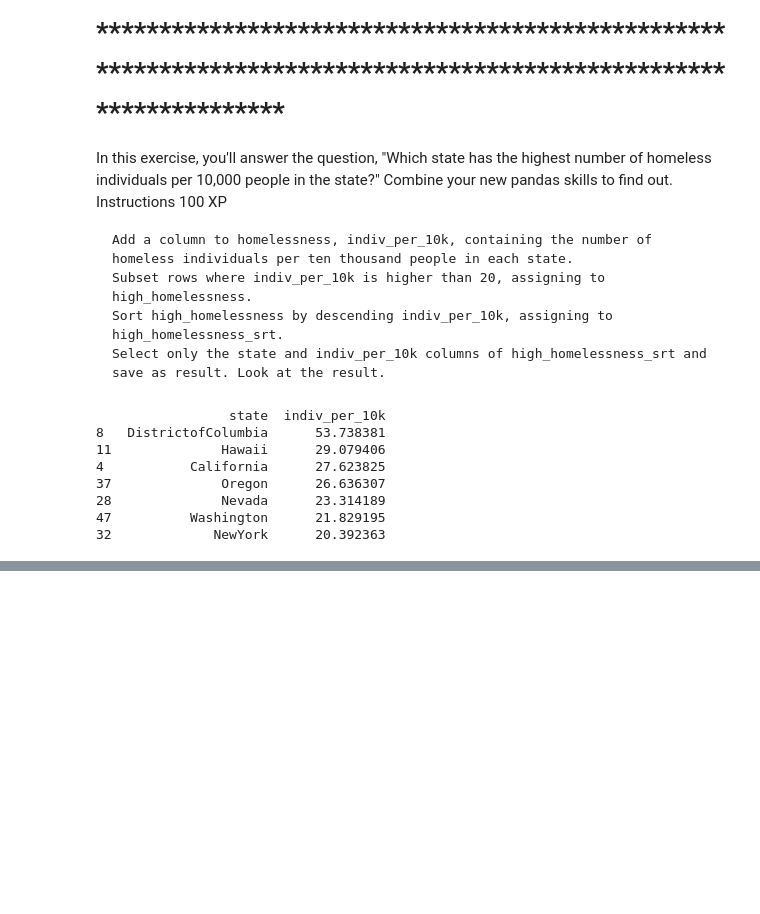
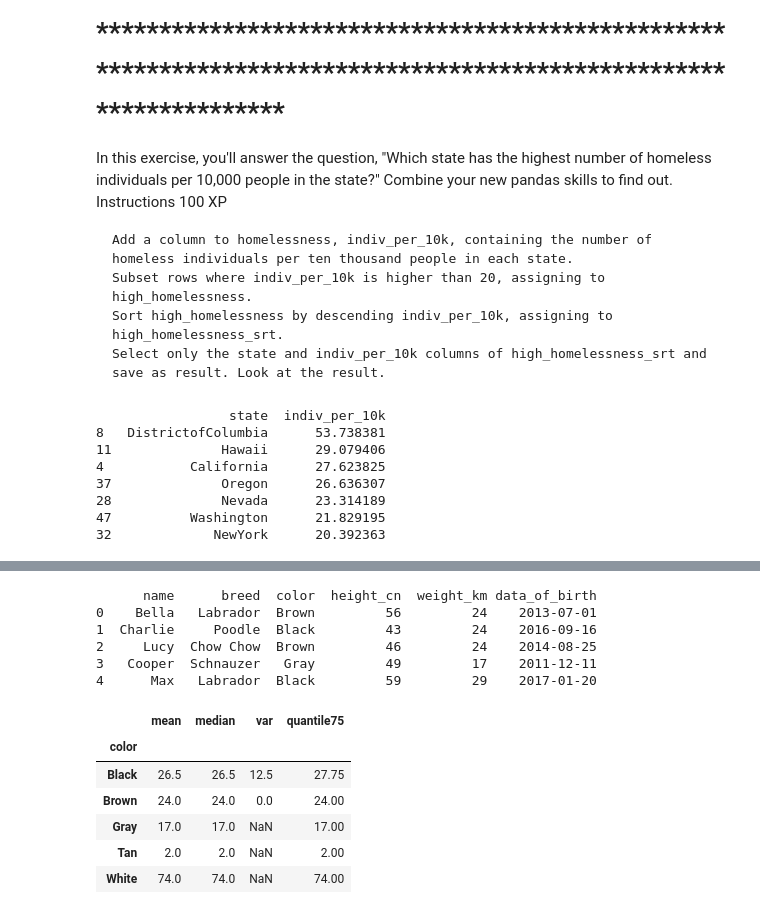
Before and after one commit to johnhhu2020/DataCamp-Data-Scientist-with-Python-Track, a Jupyter notebook: DataCamp Data Manipulation with Pandas.ipynb, the cells around one changed output, grey strips where cells are left out. Cells and saved outputs as stored; diff of their text form; code cells hidden in the pictures; blank space fills up the shorter version.

```diff
--- a/DataCamp Data Manipulation with Pandas.ipynb
+++ b/DataCamp Data Manipulation with Pandas.ipynb
@@ -936,0 +1476,38 @@ print(result)
+# %%
+import pandas as pd
+import numpy as np
+
+
+dogs = pd.read_csv('dogs2.csv')
+print(dogs.head())
+
+
+def quantile75(column):
+    return column.quantile(0.75)
+
+                                                                 ## pd.Series.quantile(0.75) approach failed
+dogs.groupby('color')['weight_km'].agg([np.mean, np.median, np.var, quantile75])
+#dogs.groupby('color')['weight_km'].agg([np.mean, np.median, np.var, np.quantile(self, 0.75)])   ### Its a function
+#####################################################################################################################
+# The purpoise of quantiles?  So we can imagine the destribution curve??
+
+
+#print(dir(pd.Series))   # quantile is included
+
+#print(help(pd.Series.quantile))
+
+#print(help(np.quantile))
+# %% [output]
+      name      breed  color  height_cn  weight_km data_of_birth
+0    Bella   Labrador  Brown         56         24    2013-07-01
+1  Charlie     Poodle  Black         43         24    2016-09-16
+2     Lucy  Chow Chow  Brown         46         24    2014-08-25
+3   Cooper  Schnauzer   Gray         49         17    2011-12-11
+4      Max   Labrador  Black         59         29    2017-01-20
+|  | mean | median | var | quantile75 |
+| color |  |  |  |  |
+| Black | 26.5 | 26.5 | 12.5 | 27.75 |
+| Brown | 24.0 | 24.0 | 0.0 | 24.00 |
+| Gray | 17.0 | 17.0 | NaN | 17.00 |
+| Tan | 2.0 | 2.0 | NaN | 2.00 |
+| White | 74.0 | 74.0 | NaN | 74.00 |
```
Also changed, not shown: parts of 27 cells of this notebook.
